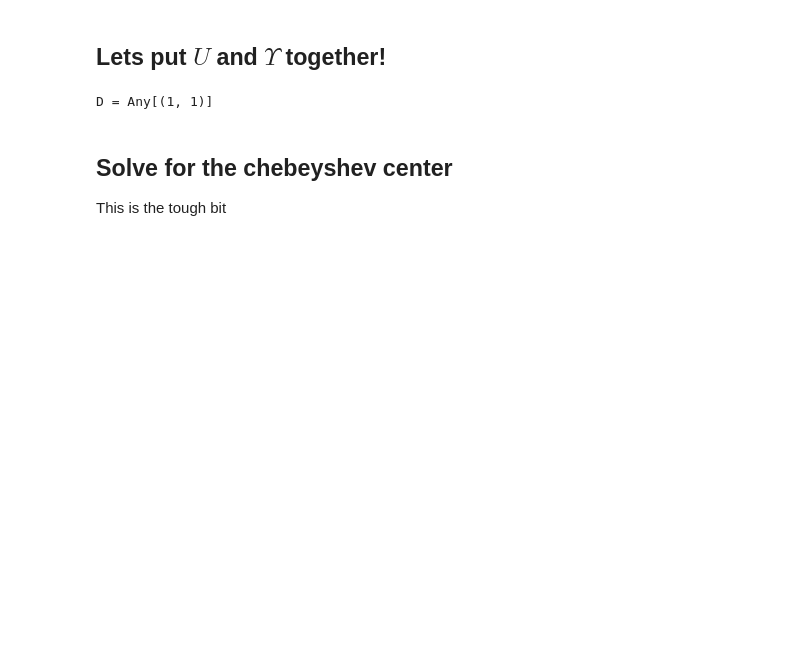
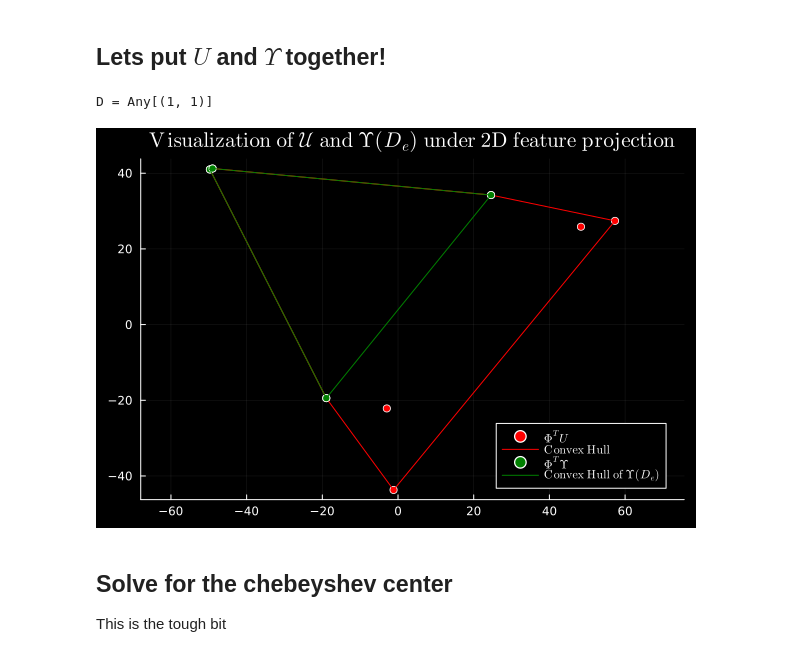
Before and after one commit to GersiD/ChebyshevROIL, a Jupyter notebook: notebooks/visual.ipynb, the cells around one changed output. Cells and saved outputs as stored; diff of their text form; code cells hidden in the pictures; blank space fills up the shorter version.

```diff
--- a/notebooks/visual.ipynb
+++ b/notebooks/visual.ipynb
@@ -169,19 +172,22 @@ display(Υ)
 # %%
 function plot_U_and_Upsilon(D)
     Υ = construct_upsilon(UM, S, A, D)
     proj = Φ' * Υ
     # Float64.(reduce(hcat, vec.(X))) Converts vector of matrix to matrix
     plot_of_U_and_Upsilon = plot(plot_of_U, aspectratio=1, background_color=:black, foreground_color=:white, grid_color=:blue, legend=:bottomright) # Dark mode plot 🙂
 
-    draw_convex_hull(proj, plot_of_U_and_Upsilon, "green", "Φ'Υ")
+    draw_convex_hull(proj, plot_of_U_and_Upsilon, "green", L"Φ^TΥ")
 
-    plot!(plot_of_U_and_Upsilon,1, 1, color=:green, label="Convex Hull of Υ(D)", title="Visualization U and Υ(D) under 2D feature projection")
+    plot!(plot_of_U_and_Upsilon,1, 1, color=:green, label=L"\mathrm{Convex\ Hull\ of\ } Υ(D_e)", title=L"\mathrm{Visualization\ of\ } \mathcal{U} \mathrm{\ and\ } Υ(D_e) \mathrm{\ under\ 2D\ feature\ projection}")
     plot_of_U_and_Upsilon
 end
 @show D
 plot_of_U_and_Upsilon = plot_U_and_Upsilon(D)
+savefig(plot_of_U_and_Upsilon, "./plots/visual_U_and_Upsilon.pdf")
+plot_of_U_and_Upsilon
 # %% [output]
 D = Any[(1, 1)]
+[figure, added]
 # %% [markdown]
 ## Solve for the chebeyshev center
 This is the tough bit
```
Also changed, not shown: parts of 6 cells of this notebook, 4 other files.
